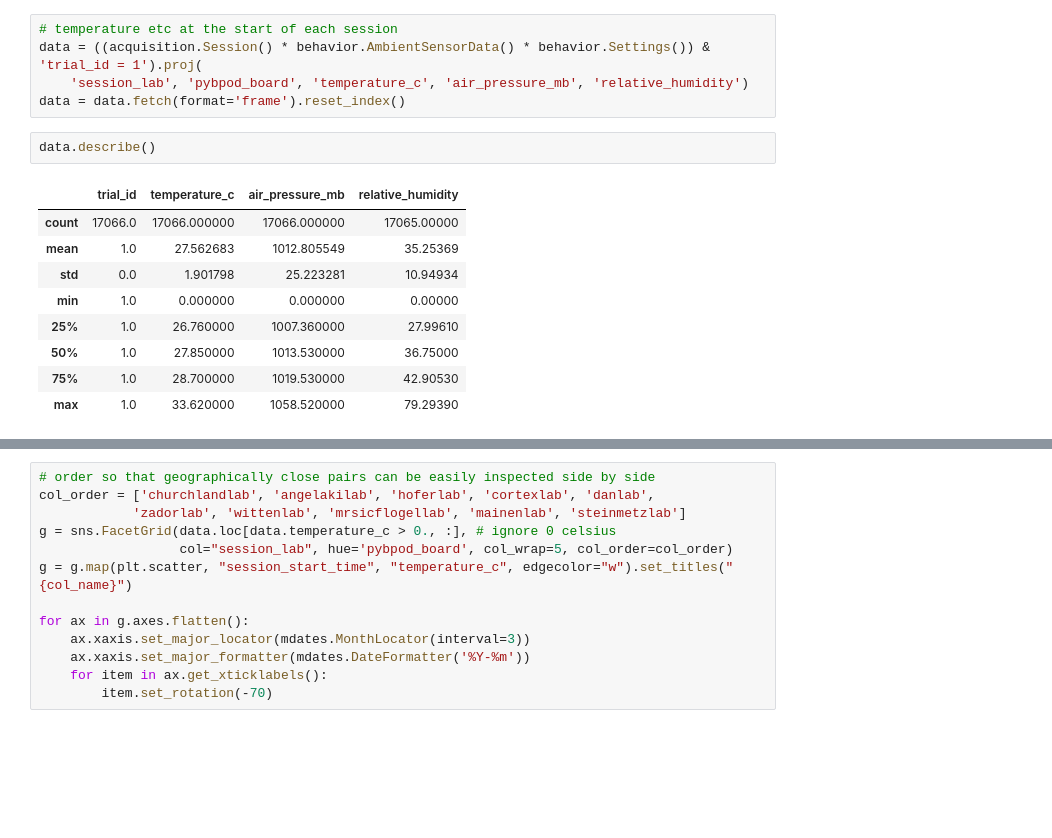
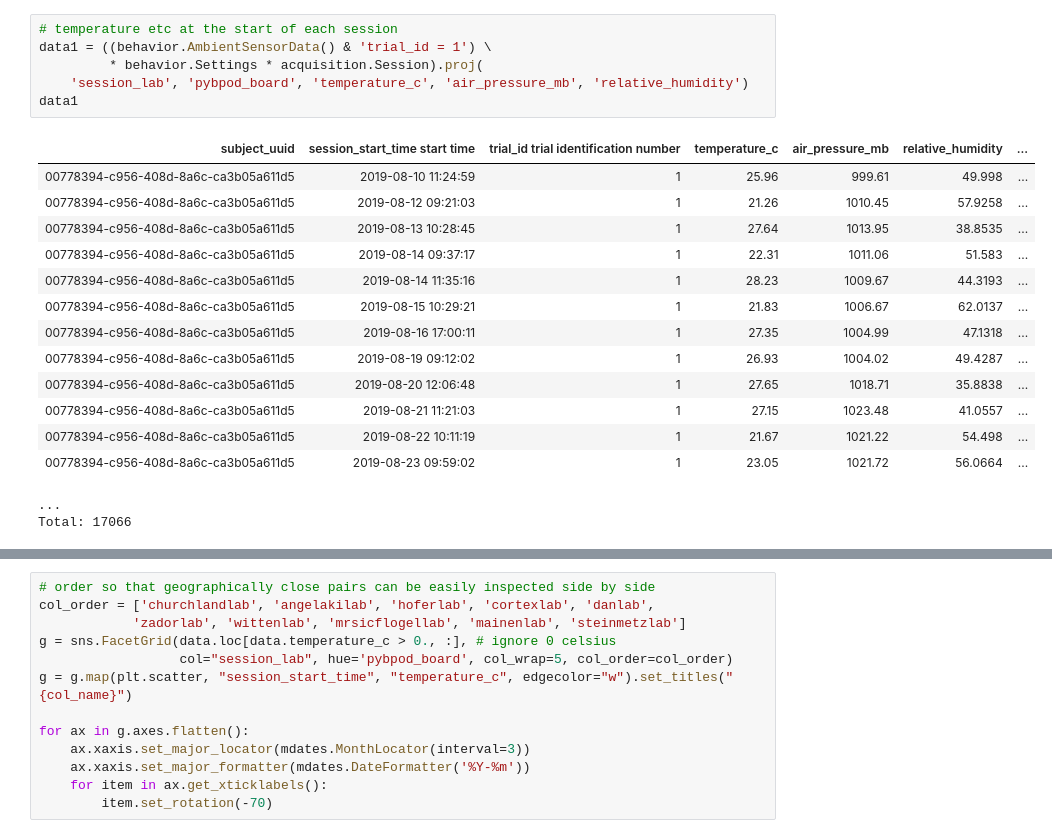
Before and after one commit to int-brain-lab/analysis, a Jupyter notebook: python/ambient_sensor_monitoring.ipynb, the cells around one changed output, grey strips where cells are left out. Saved outputs shown, nothing was run; the diff lists cells and outputs as text; blank space fills up the shorter version.

Commit message:
failed to aggregate over primary key of AmbientSensorData

```diff
--- a/python/ambient_sensor_monitoring.ipynb
+++ b/python/ambient_sensor_monitoring.ipynb
@@ -12,17 +15,22 @@ sns.set()
 # %%
 # temperature etc at the start of each session
-data = ((acquisition.Session() * behavior.AmbientSensorData() * behavior.Settings()) & 'trial_id = 1').proj(
+data1 = ((behavior.AmbientSensorData() & 'trial_id = 1') \
+         * behavior.Settings * acquisition.Session).proj(
     'session_lab', 'pybpod_board', 'temperature_c', 'air_pressure_mb', 'relative_humidity')
-data = data.fetch(format='frame').reset_index()
+data1
+# %% [output]
+| subject_uuid | session_start_time start time | trial_id trial identification number | temperature_c | air_pressure_mb | relative_humidity | ... |
+| 00778394-c956-408d-8a6c-ca3b05a611d5 | 2019-08-10 11:24:59 | 1 | 25.96 | 999.61 | 49.998 | ... |
+| 00778394-c956-408d-8a6c-ca3b05a611d5 | 2019-08-12 09:21:03 | 1 | 21.26 | 1010.45 | 57.9258 | ... |
+| 00778394-c956-408d-8a6c-ca3b05a611d5 | 2019-08-13 10:28:45 | 1 | 27.64 | 1013.95 | 38.8535 | ... |
+| 00778394-c956-408d-8a6c-ca3b05a611d5 | 2019-08-14 09:37:17 | 1 | 22.31 | 1011.06 | 51.583 | ... |
+| 00778394-c956-408d-8a6c-ca3b05a611d5 | 2019-08-14 11:35:16 | 1 | 28.23 | 1009.67 | 44.3193 | ... |
+| 00778394-c956-408d-8a6c-ca3b05a611d5 | 2019-08-15 10:29:21 | 1 | 21.83 | 1006.67 | 62.0137 | ... |
+| 00778394-c956-408d-8a6c-ca3b05a611d5 | 2019-08-16 17:00:11 | 1 | 27.35 | 1004.99 | 47.1318 | ... |
+| 00778394-c956-408d-8a6c-ca3b05a611d5 | 2019-08-19 09:12:02 | 1 | 26.93 | 1004.02 | 49.4287 | ... |
+| 00778394-c956-408d-8a6c-ca3b05a611d5 | 2019-08-20 12:06:48 | 1 | 27.65 | 1018.71 | 35.8838 | ... |
+| 00778394-c956-408d-8a6c-ca3b05a611d5 | 2019-08-21 11:21:03 | 1 | 27.15 | 1023.48 | 41.0557 | ... |
+| 00778394-c956-408d-8a6c-ca3b05a611d5 | 2019-08-22 10:11:19 | 1 | 21.67 | 1021.22 | 54.498 | ... |
+| 00778394-c956-408d-8a6c-ca3b05a611d5 | 2019-08-23 09:59:02 | 1 | 23.05 | 1021.72 | 56.0664 | ... |
+...
+Total: 17066
-# %%
-data.describe()
-# %% [output]
-|  | trial_id | temperature_c | air_pressure_mb | relative_humidity |
-| count | 17066.0 | 17066.000000 | 17066.000000 | 17065.00000 |
-| mean | 1.0 | 27.562683 | 1012.805549 | 35.25369 |
-| std | 0.0 | 1.901798 | 25.223281 | 10.94934 |
-| min | 1.0 | 0.000000 | 0.000000 | 0.00000 |
-| 25% | 1.0 | 26.760000 | 1007.360000 | 27.99610 |
-| 50% | 1.0 | 27.850000 | 1013.530000 | 36.75000 |
-| 75% | 1.0 | 28.700000 | 1019.530000 | 42.90530 |
-| max | 1.0 | 33.620000 | 1058.520000 | 79.29390 |
```
Also changed, not shown: parts of 3 cells of this notebook.
